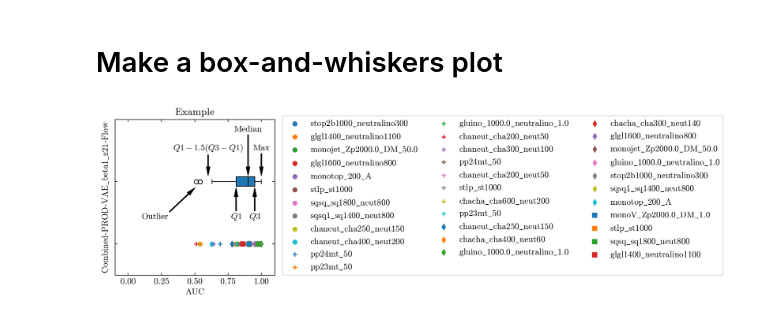
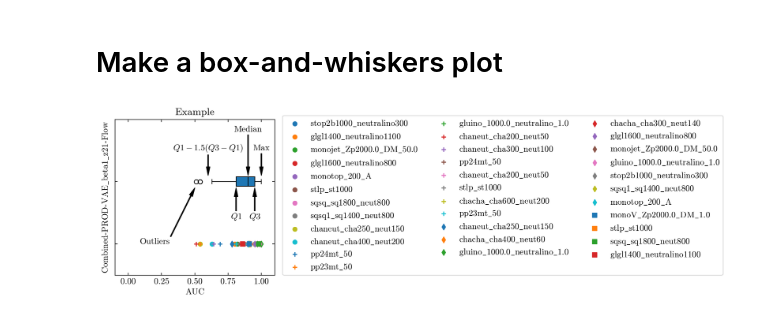
Before and after one commit to bostdiek/DarkMachines-UnsupervisedChallenge, a Jupyter notebook: notebooks/01-ExampleBoxAndWhiskerPlot.ipynb, the cells around one changed output. Saved outputs shown, nothing was run; the diff lists cells and outputs as text; code cells hidden in the pictures.

```diff
--- a/notebooks/01-ExampleBoxAndWhiskerPlot.ipynb
+++ b/notebooks/01-ExampleBoxAndWhiskerPlot.ipynb
@@ -67,7 +72,6 @@ shape_dict = {0: 'o',
 for i, auc in enumerate(aucs):
     ic = i % 10
     markern = i // 10
-#     print(ic,markern,  sig[i], shape_dict[markern])
     plt.scatter([auc], [1], c=f'C{i}', marker=shape_dict[markern], label=sig[i].replace('_', r'$\_$'))
     plt.legend(ncol=3, loc=(1.05,  0))
 
@@ -75,32 +79,32 @@ bbox1 = plt.boxplot(aucs,
                     vert=False,
                     manage_ticks=False,
                     patch_artist=True,
                     medianprops={'color':'k'},
                     positions=[2]
                    )
 
 plt.ylim(0.5, 3)
 plt.yticks([1, 2], [])
 plt.xlim(-0.1, 1.1)
 plt.xlabel('AUC')
 plt.xticks([0, 0.25, 0.5, 0.75, 1])
 q1 = np.quantile(aucs, 0.25)
 q3 = np.quantile(aucs, 0.75)
 qm = q1 - 1.5*(q3-q1)
 plt.annotate('Median', (np.median(aucs), 2.1), (np.median(aucs), 2.8), arrowprops=dict(facecolor='black', width=1, headwidth=5), ha='center')
 plt.annotate('$Q1$', (np.quantile(aucs, 0.25), 1.9), (np.quantile(aucs, 0.25), 1.4), arrowprops=dict(facecolor='black', width=1, headwidth=5), ha='center')
 plt.annotate('$Q3$', (np.quantile(aucs, 0.75), 1.9), (np.quantile(aucs, 0.75), 1.4), arrowprops=dict(facecolor='black', width=1, headwidth=5), ha='center')
 
 plt.annotate('Max', (np.max(aucs), 2.1), (np.max(aucs), 2.5), arrowprops=dict(facecolor='black', width=1, headwidth=5), ha='center')
 plt.annotate(r'$Q1 - 1.5 (Q3-Q1)$', (qm, 2.1), (qm, 2.5), arrowprops=dict(facecolor='black', width=1, headwidth=5), ha='center')
-plt.annotate('Outlier', (0.5, 1.9), (0.2, 1.4), arrowprops=dict(facecolor='black', width=1, headwidth=5), ha='center')
+plt.annotate('Outliers', (0.5, 1.9), (0.2, 1.), arrowprops=dict(facecolor='black', width=1, headwidth=5), ha='center')
 
 
 plt.ylabel(model.replace('_','$\_$'))
 plt.title('Example')
 
 plt.savefig('../figures/ExampleBoxPlot.pdf', bbox_inches='tight')
 plt.savefig('../figures/ExampleBoxPlot.png', bbox_inches='tight')
 plt.show()
 # %% [output]
-[figure, old version]
+[figure, new version]
```
Also changed, not shown: parts of 1 cell of this notebook.
